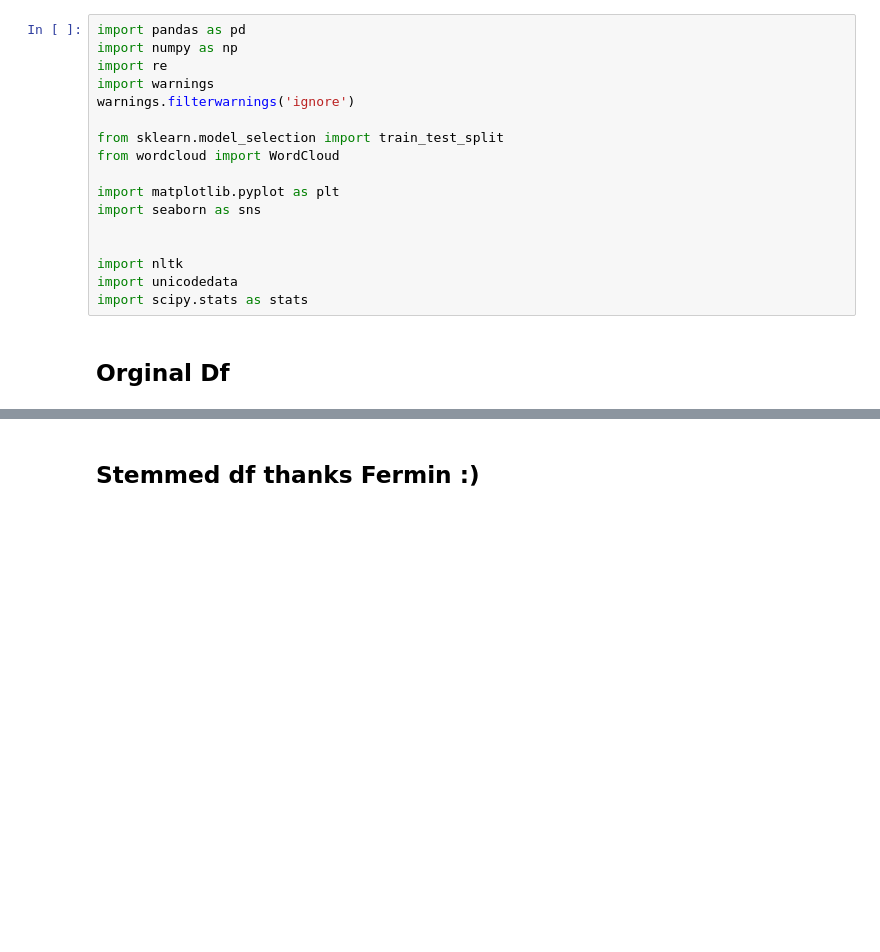
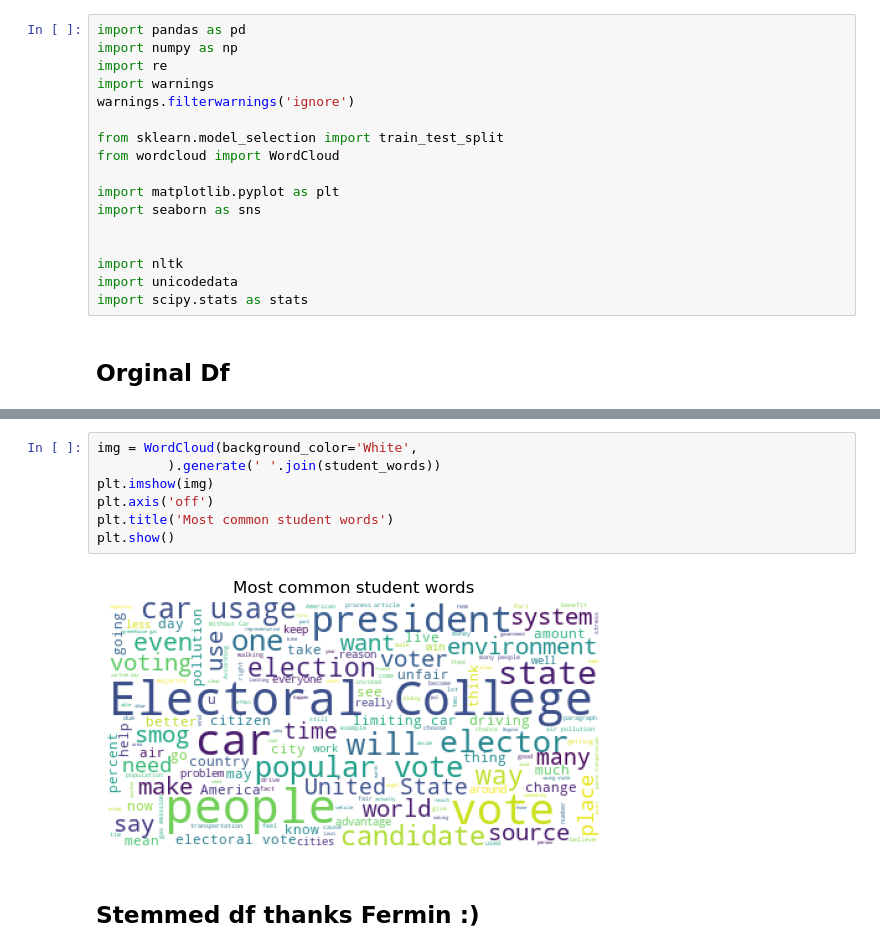
Before and after one commit to Garcia-Burch-NLP/AI-Buster, a Jupyter notebook: Josh/aquire_prep.ipynb, the cells around one changed output, grey strips where cells are left out. Drawn from its saved outputs; the diff is of its cells as text; blank space fills up the shorter version.

```diff
--- a/Josh/aquire_prep.ipynb
+++ b/Josh/aquire_prep.ipynb
@@ -59,3 +127,12 @@ Name: generated, dtype: float64
+# %%
+img = WordCloud(background_color='White',
+         ).generate(' '.join(student_words))
+plt.imshow(img)
+plt.axis('off')
+plt.title('Most common student words')
+plt.show()
+# %% [output]
+[figure, added]
 # %% [markdown]
 ## Stemmed df thanks Fermin :)
 # %%
```
Also changed, not shown: parts of 21 cells of this notebook.
